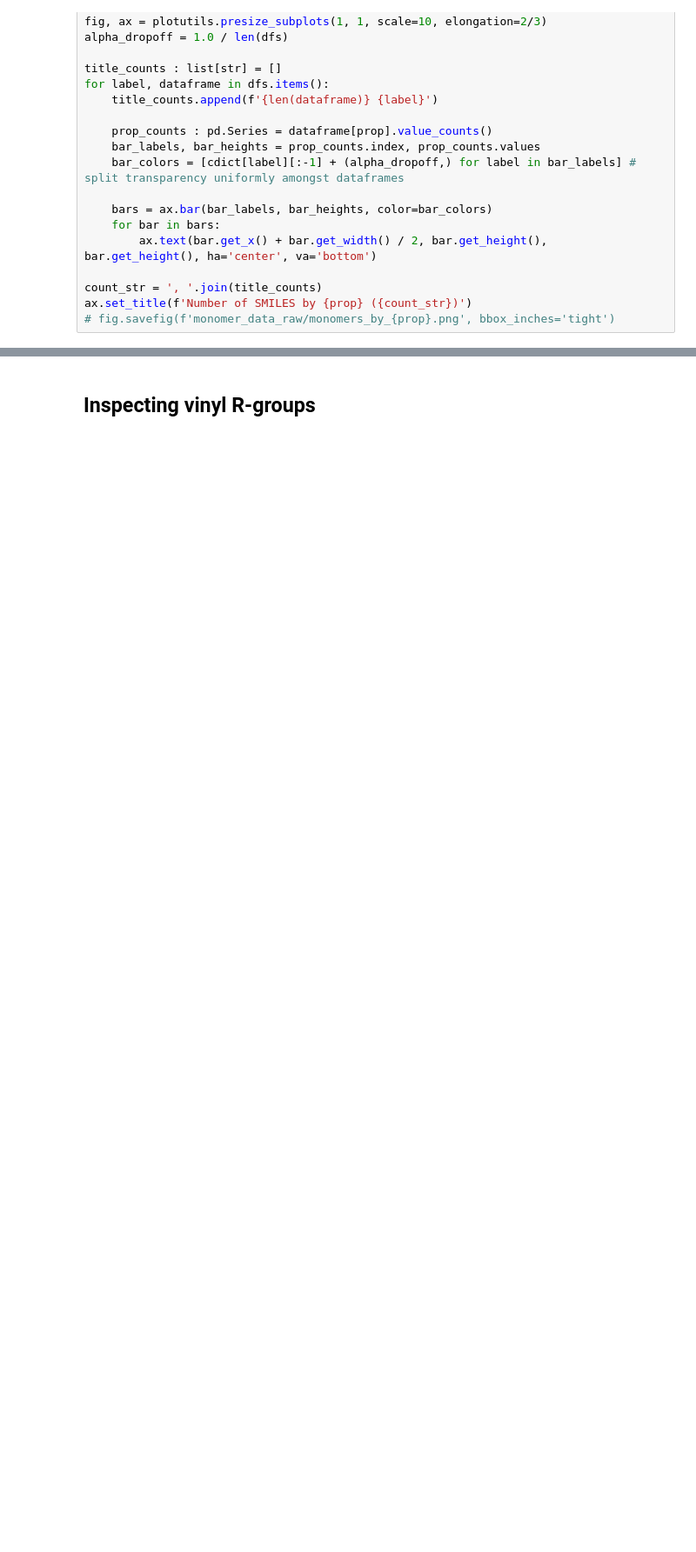
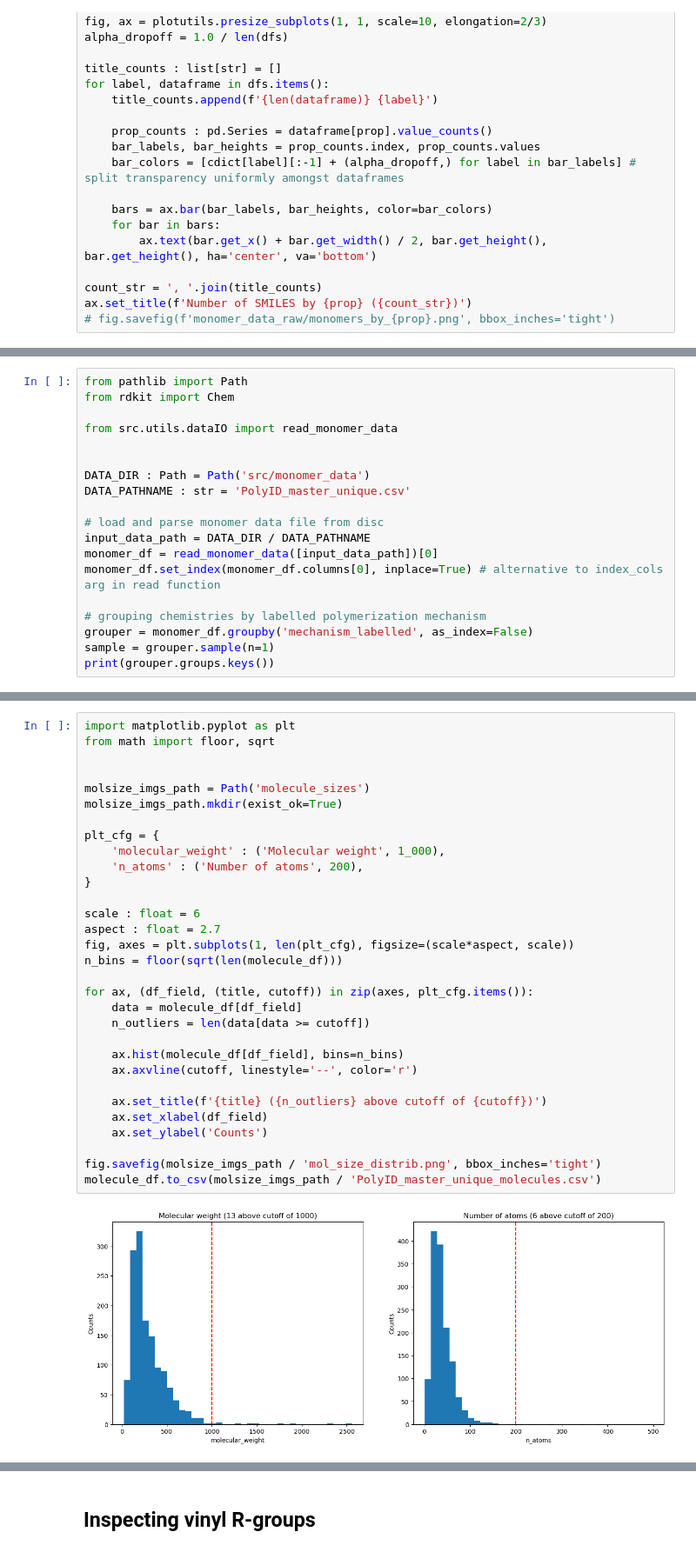
Before and after one commit to jlaw9/2026_polymer_build_workflow, a Jupyter notebook: input_inspect.ipynb, the cells around one changed output, grey strips where cells are left out. Shown: that part at 87% size. Cells and saved outputs as stored; diff of their text form; blank space fills up the shorter version.

Commit message:
Investigated and plotted distribution of monomer sizes in PolyID dataset

```diff
--- a/input_inspect.ipynb
+++ b/input_inspect.ipynb
@@ -93,0 +93,19 @@ ax.set_title(f'Number of SMILES by {prop} ({count_str})')
+# %%
+from pathlib import Path
+from rdkit import Chem
+
+from src.utils.dataIO import read_monomer_data
+
+
+DATA_DIR : Path = Path('src/monomer_data')
+DATA_PATHNAME : str = 'PolyID_master_unique.csv'
+
+# load and parse monomer data file from disc
+input_data_path = DATA_DIR / DATA_PATHNAME
+monomer_df = read_monomer_data([input_data_path])[0]
+monomer_df.set_index(monomer_df.columns[0], inplace=True) # alternative to index_cols arg in read function
+
+# grouping chemistries by labelled polymerization mechanism
+grouper = monomer_df.groupby('mechanism_labelled', as_index=False)
+sample = grouper.sample(n=1)
+print(grouper.groups.keys())
@@ -93,0 +167,33 @@ ax.set_title(f'Number of SMILES by {prop} ({count_str})')
+# %%
+import matplotlib.pyplot as plt
+from math import floor, sqrt
+
+
+molsize_imgs_path = Path('molecule_sizes')
+molsize_imgs_path.mkdir(exist_ok=True)
+
+plt_cfg = {
+    'molecular_weight' : ('Molecular weight', 1_000),
+    'n_atoms' : ('Number of atoms', 200),
+}
+
+scale : float = 6
+aspect : float = 2.7
+fig, axes = plt.subplots(1, len(plt_cfg), figsize=(scale*aspect, scale))
+n_bins = floor(sqrt(len(molecule_df)))
+
+for ax, (df_field, (title, cutoff)) in zip(axes, plt_cfg.items()):
+    data = molecule_df[df_field]
+    n_outliers = len(data[data >= cutoff])
+
+    ax.hist(molecule_df[df_field], bins=n_bins)
+    ax.axvline(cutoff, linestyle='--', color='r')
+
+    ax.set_title(f'{title} ({n_outliers} above cutoff of {cutoff})')
+    ax.set_xlabel(df_field)
+    ax.set_ylabel('Counts')
+
+fig.savefig(molsize_imgs_path / 'mol_size_distrib.png', bbox_inches='tight')
+molecule_df.to_csv(molsize_imgs_path / 'PolyID_master_unique_molecules.csv')
+# %% [output]
+[figure, added]
```
Also changed, not shown: parts of 6 cells of this notebook, 1 other file.
